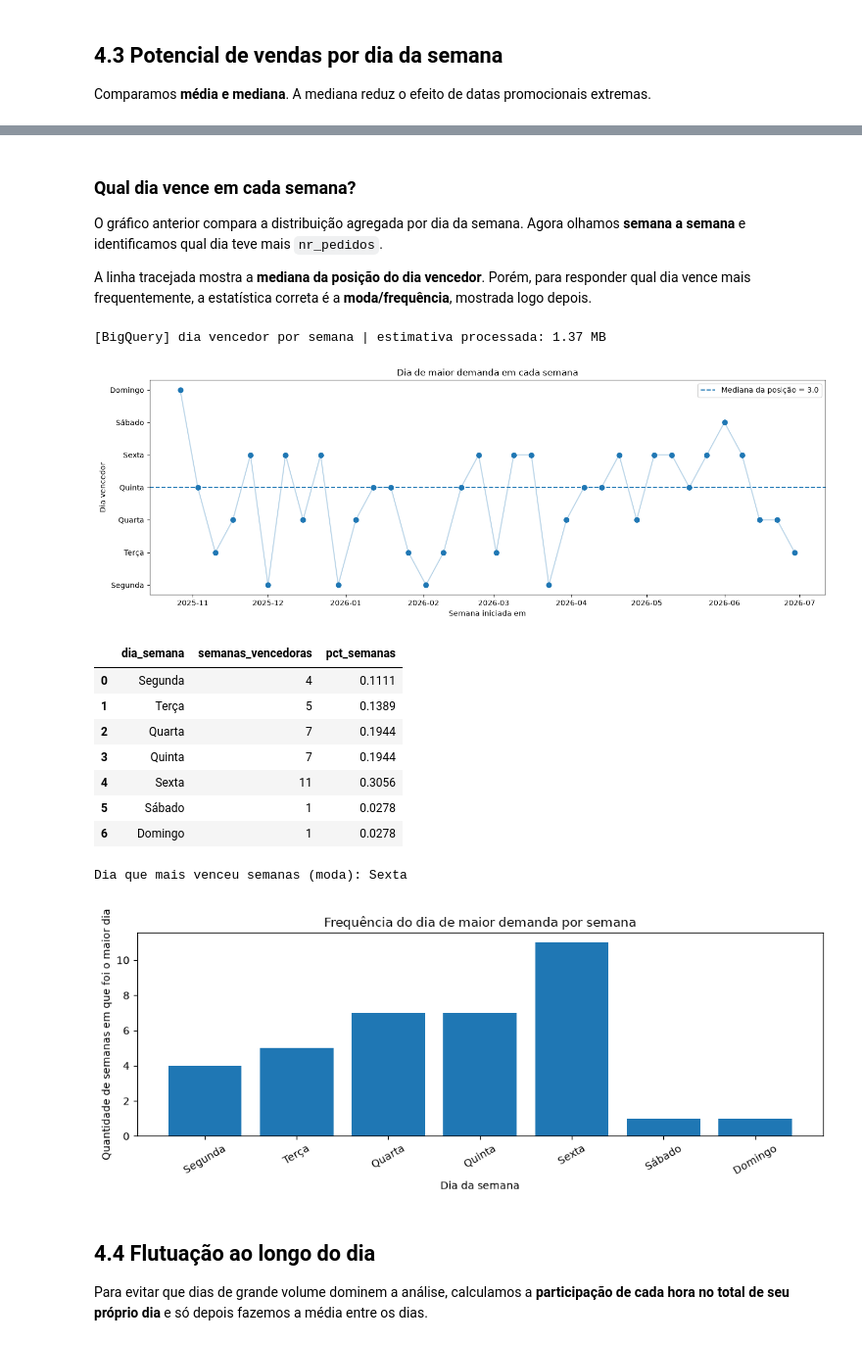
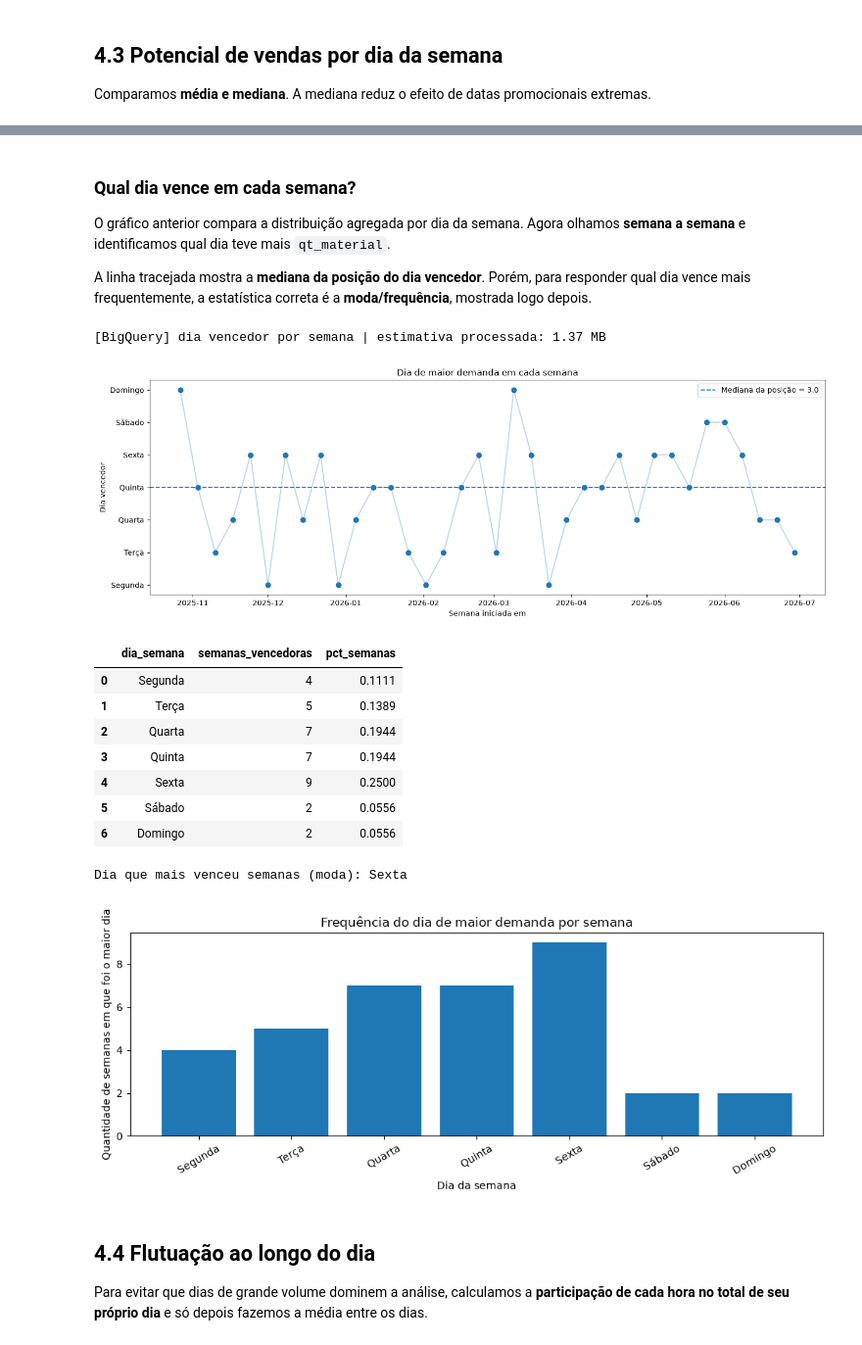
Before and after one commit to guisoares10/Projeto-GB, a Jupyter notebook: notebooks/01_eda_data_quality.ipynb, the cells around one changed output, grey strips where cells are left out. Shown at 98% size. Cells and saved outputs as stored; diff of their text form; code cells hidden in the pictures.

```diff
--- a/notebooks/01_eda_data_quality.ipynb
+++ b/notebooks/01_eda_data_quality.ipynb
@@ -3062,7 +3068,7 @@ plt.show()
 # %% [markdown]
 ### Qual dia vence em cada semana?
 
-O gráfico anterior compara a distribuição agregada por dia da semana. Agora olhamos **semana a semana** e identificamos qual dia teve mais `nr_pedidos`.
+O gráfico anterior compara a distribuição agregada por dia da semana. Agora olhamos **semana a semana** e identificamos qual dia teve mais `qt_material`.
 
 A linha tracejada mostra a **mediana da posição do dia vencedor**. Porém, para responder qual dia vence mais frequentemente, a estatística correta é a **moda/frequência**, mostrada logo depois.
 # %%
@@ -3092,7 +3098,7 @@ WITH daily AS (
       WHEN 1 THEN 'Domingo'
     END AS dia_semana,
 
-    SUM(nr_pedidos) AS nr_pedidos
+    SUM(qt_material) AS qt_material
 
   FROM `{TABLE_ID}`
   WHERE {DATE_FILTER}
@@ -3103,7 +3109,7 @@ ranked AS (
     *,
     ROW_NUMBER() OVER (
       PARTITION BY semana_inicio
-      ORDER BY nr_pedidos DESC, data
+      ORDER BY qt_material DESC, data
     ) AS rn
   FROM daily
 )
@@ -3112,7 +3118,7 @@ SELECT
   data,
   dia_semana_num,
   dia_semana,
-  nr_pedidos
+  qt_material
 FROM ranked
 WHERE rn = 1
 ORDER BY semana_inicio
@@ -3175,38 +3181,38 @@ winner_frequency["pct_semanas"] = (
     / winner_frequency["semanas_vencedoras"].sum()
 )
 
 display(winner_frequency)
 
 winner_mode = winner_frequency.loc[
     winner_frequency["semanas_vencedoras"].idxmax(),
     "dia_semana",
 ]
 print(f"Dia que mais venceu semanas (moda): {winner_mode}")
 
 fig, ax = plt.subplots(figsize=(10, 4))
 ax.bar(
     winner_frequency["dia_semana"],
     winner_frequency["semanas_vencedoras"],
 )
 ax.set_title("Frequência do dia de maior demanda por semana")
 ax.set_xlabel("Dia da semana")
 ax.set_ylabel("Quantidade de semanas em que foi o maior dia")
 ax.tick_params(axis="x", rotation=30)
 fig.tight_layout()
 plt.show()
 # %% [output]
 [BigQuery] dia vencedor por semana | estimativa processada: 1.37 MB
-[figure, old version]
+[figure, new version]
 |  | dia_semana | semanas_vencedoras | pct_semanas |
 | 0 | Segunda | 4 | 0.1111 |
 | 1 | Terça | 5 | 0.1389 |
 | 2 | Quarta | 7 | 0.1944 |
 | 3 | Quinta | 7 | 0.1944 |
-| 4 | Sexta | 11 | 0.3056 |
-| 5 | Sábado | 1 | 0.0278 |
-| 6 | Domingo | 1 | 0.0278 |
+| 4 | Sexta | 9 | 0.2500 |
+| 5 | Sábado | 2 | 0.0556 |
+| 6 | Domingo | 2 | 0.0556 |
 Dia que mais venceu semanas (moda): Sexta
-[figure, old version]
+[figure, new version]
 # %% [markdown]
 ## 4.4 Flutuação ao longo do dia
 
```
Also changed, not shown: parts of 24 cells of this notebook.
